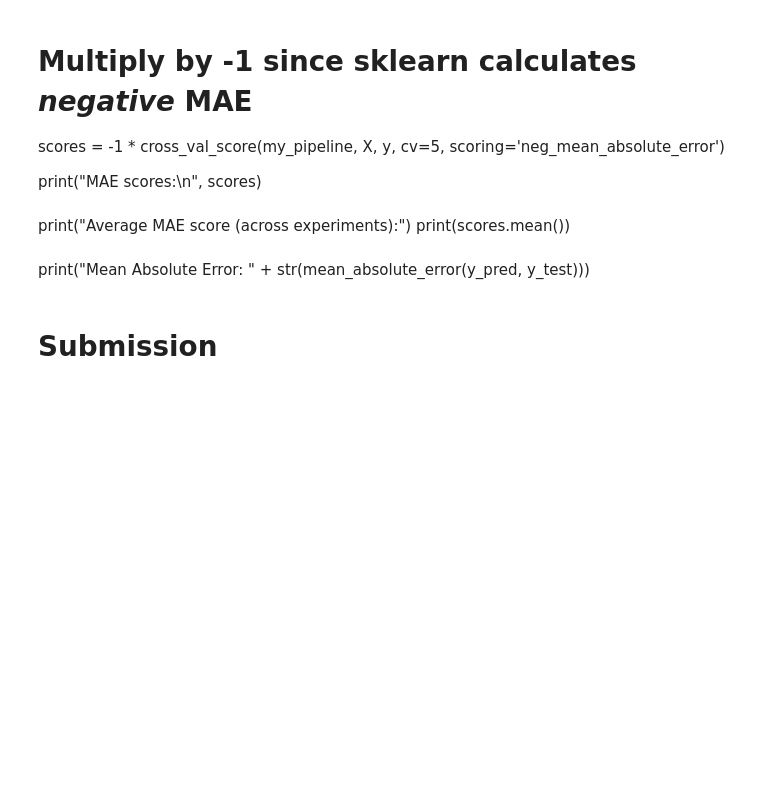
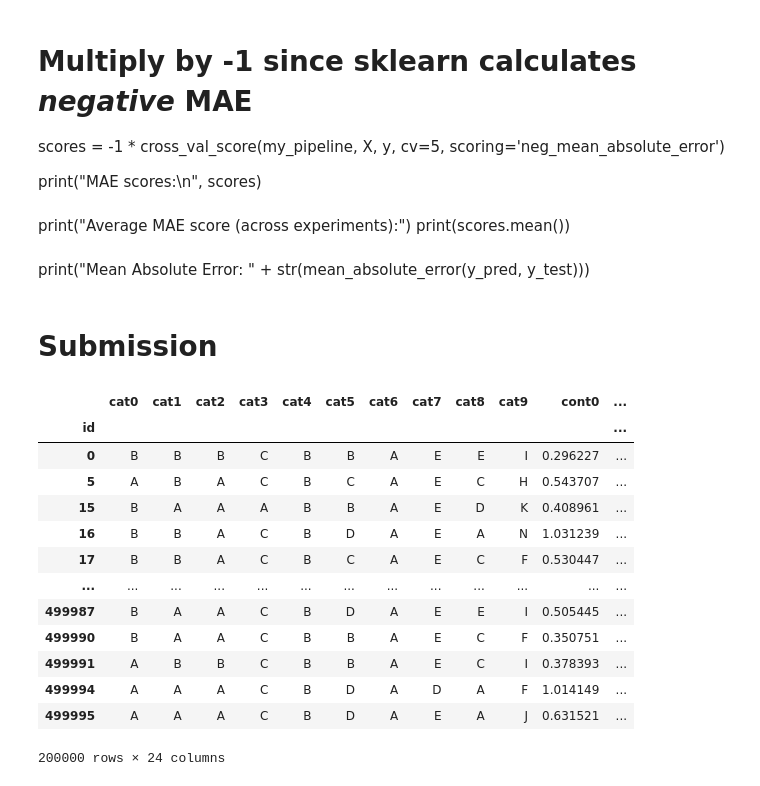
Before and after one commit to sjaureguimodo/kaggle-notebooks, a Jupyter notebook: house-pricing-competition.ipynb, the cells around one changed output. Drawn from its saved outputs; the diff is of its cells as text; code cells hidden in the pictures; blank space fills up the shorter version.

Commit message:
Kaggle Notebook | House pricing competition - XGBoost | Version 6

```diff
--- a/house-pricing-competition.ipynb
+++ b/house-pricing-competition.ipynb
@@ -76,6 +76,8 @@ def plot_mi_scores(scores):
 df_filepath ='/kaggle/input/30-days-of-ml/train.csv'
 df = pd.read_csv(df_filepath)
 
+df_test_filepath ='/kaggle/input/30-days-of-ml/test.csv'
+df_test =  pd.read_csv("../input/30-days-of-ml/test.csv", index_col=0)
 
 pd.set_option('display.max_columns', None)
 pd.options.display.max_colwidth = 75
@@ -596,3 +593,20 @@ print(scores.mean())
 print("Mean Absolute Error: " + str(mean_absolute_error(y_pred, y_test)))
 # %% [markdown]
 # Submission
+# %%
+df_test
+# %% [output]
+|  | cat0 | cat1 | cat2 | cat3 | cat4 | cat5 | cat6 | cat7 | cat8 | cat9 | cont0 | ... |
+| id |  |  |  |  |  |  |  |  |  |  |  | ... |
+| 0 | B | B | B | C | B | B | A | E | E | I | 0.296227 | ... |
+| 5 | A | B | A | C | B | C | A | E | C | H | 0.543707 | ... |
+| 15 | B | A | A | A | B | B | A | E | D | K | 0.408961 | ... |
+| 16 | B | B | A | C | B | D | A | E | A | N | 1.031239 | ... |
+| 17 | B | B | A | C | B | C | A | E | C | F | 0.530447 | ... |
+| ... | ... | ... | ... | ... | ... | ... | ... | ... | ... | ... | ... | ... |
+| 499987 | B | A | A | C | B | D | A | E | E | I | 0.505445 | ... |
+| 499990 | B | A | A | C | B | B | A | E | C | F | 0.350751 | ... |
+| 499991 | A | B | B | C | B | B | A | E | C | I | 0.378393 | ... |
+| 499994 | A | A | A | C | B | D | A | D | A | F | 1.014149 | ... |
+| 499995 | A | A | A | C | B | D | A | E | A | J | 0.631521 | ... |
+200000 rows × 24 columns
```
Also changed, not shown: parts of 21 cells of this notebook.
